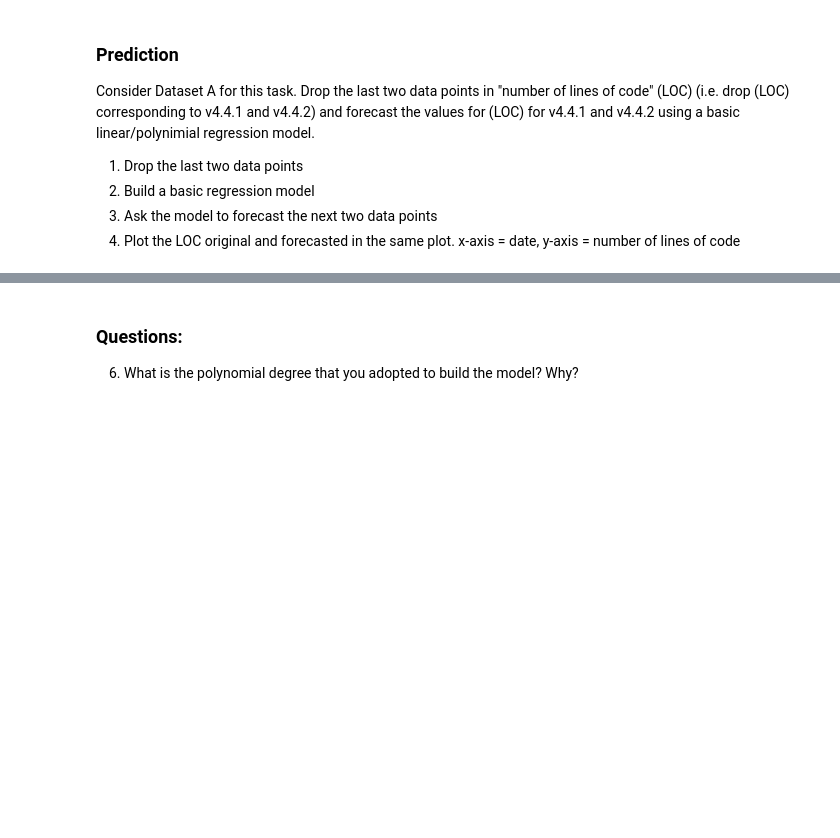
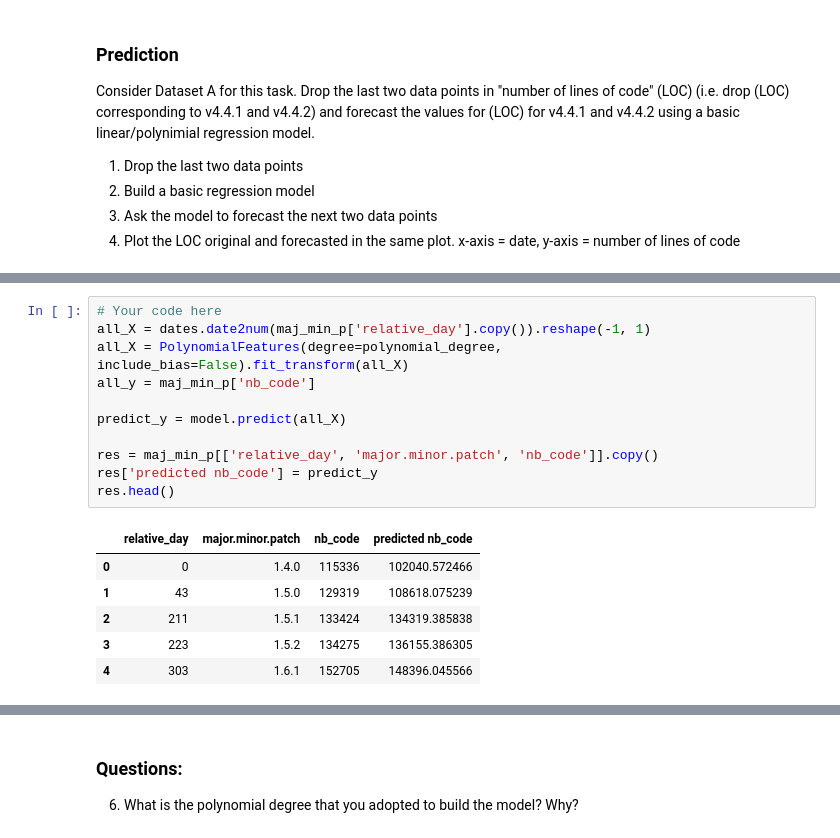
Before and after one commit to VirgilSurin/Software_evolution_TP2_2023, a Jupyter notebook: TP2_section2.ipynb, the cells around one changed output, grey strips where cells are left out. Cells and saved outputs as stored; diff of their text form; blank space fills up the shorter version.

```diff
--- a/TP2_section2.ipynb
+++ b/TP2_section2.ipynb
@@ -249,0 +360,18 @@ Unable to read ../eucalyptus/clc/modules/msgs/src/main/java/com/eucalyptus/auth/
+# %%
+# Your code here
+all_X = dates.date2num(maj_min_p['relative_day'].copy()).reshape(-1, 1)
+all_X = PolynomialFeatures(degree=polynomial_degree, include_bias=False).fit_transform(all_X)
+all_y = maj_min_p['nb_code']
+
+predict_y = model.predict(all_X)
+
+res = maj_min_p[['relative_day', 'major.minor.patch', 'nb_code']].copy()
+res['predicted nb_code'] = predict_y
+res.head()
+# %% [output]
+|  | relative_day | major.minor.patch | nb_code | predicted nb_code |
+| 0 | 0 | 1.4.0 | 115336 | 102040.572466 |
+| 1 | 43 | 1.5.0 | 129319 | 108618.075239 |
+| 2 | 211 | 1.5.1 | 133424 | 134319.385838 |
+| 3 | 223 | 1.5.2 | 134275 | 136155.386305 |
+| 4 | 303 | 1.6.1 | 152705 | 148396.045566 |
```
Also changed, not shown: parts of 36 cells of this notebook, 35 other files.
